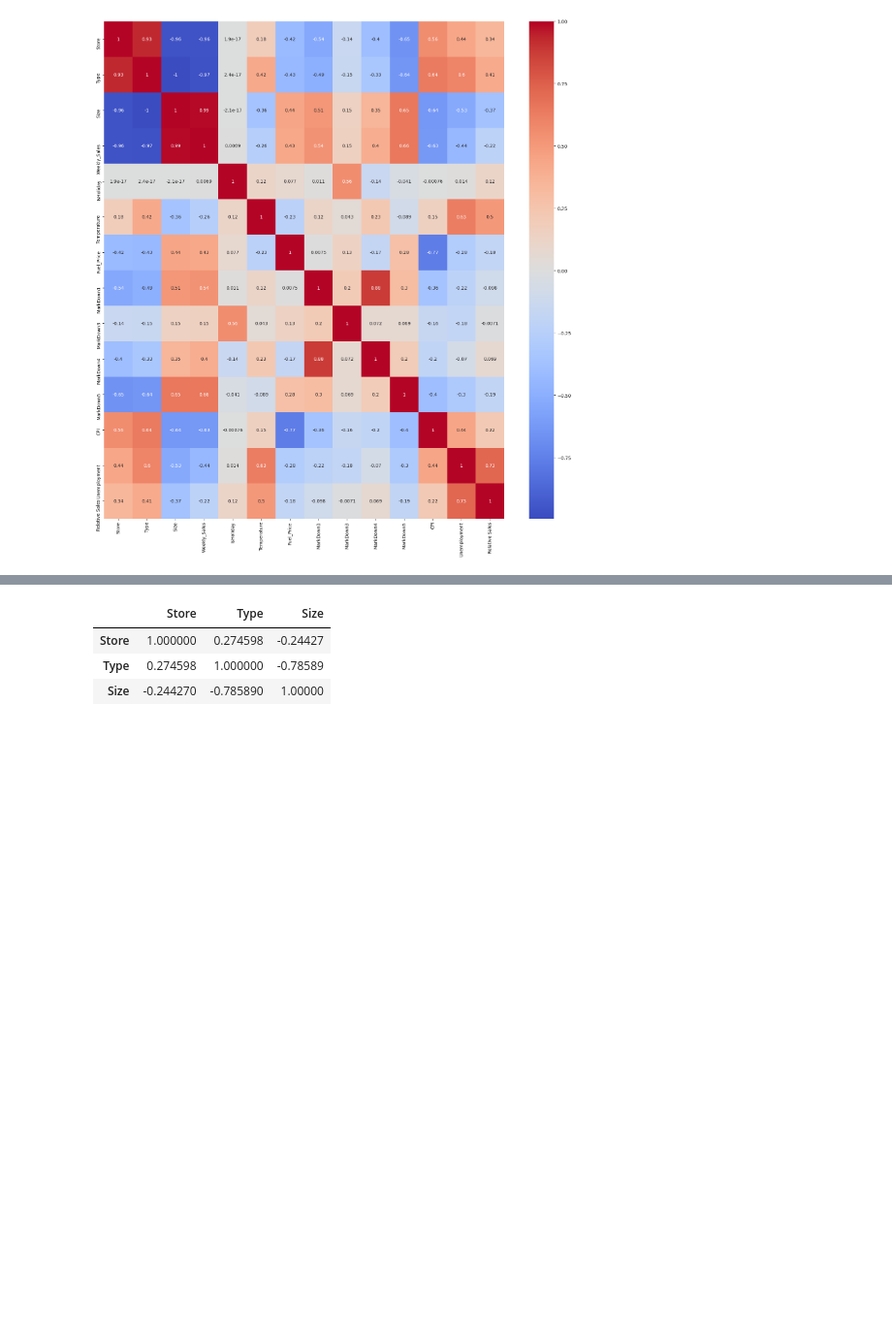
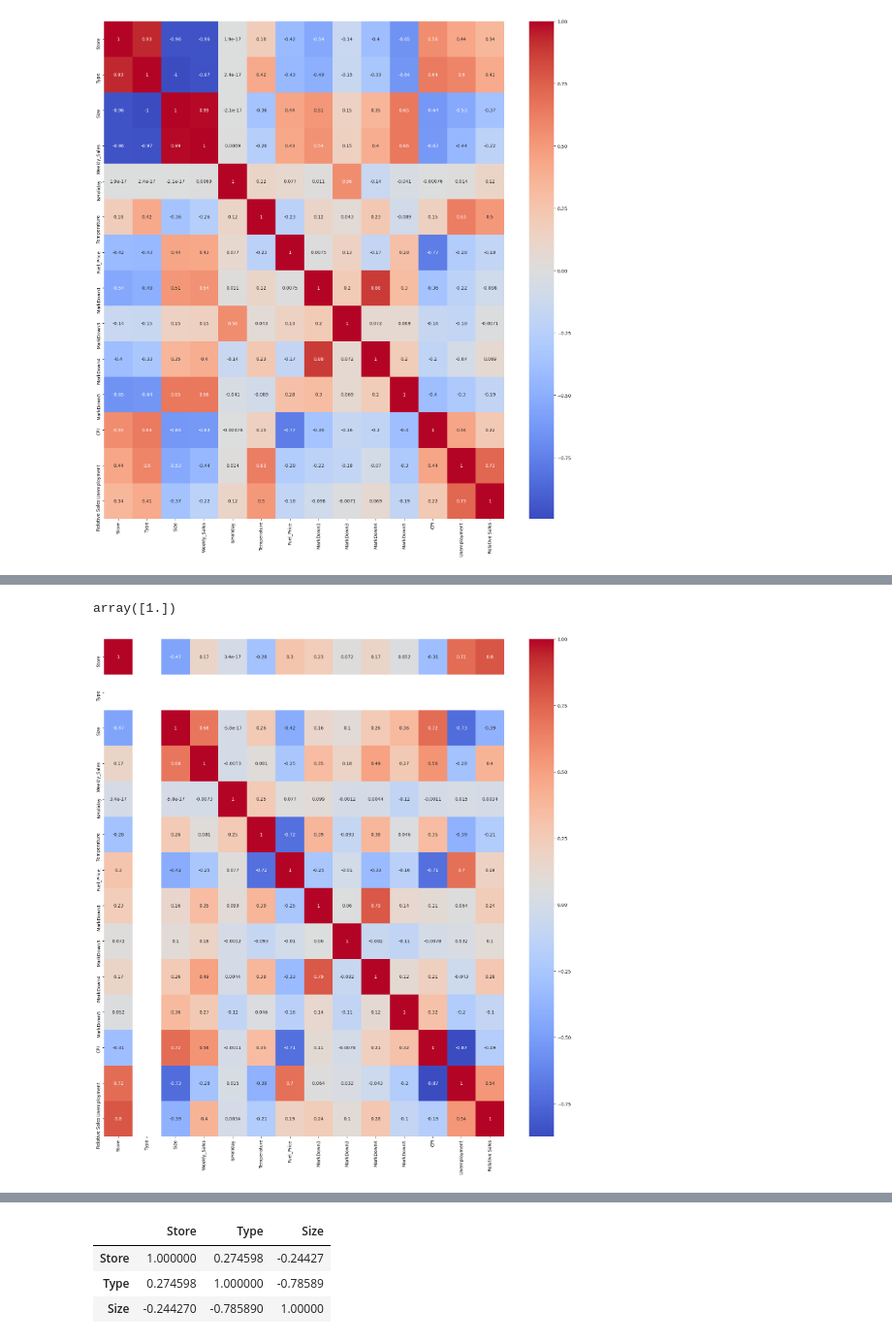
Before and after one commit to Johannes3001/AppliedML_Assign.01, a Jupyter notebook: Assignment2/Codes/Johannes_Code.ipynb, the cells around one changed output, grey strips where cells are left out. Shown at 97% size. Cells and saved outputs as stored; diff of their text form; code cells hidden in the pictures; blank space fills up the shorter version.

```diff
--- a/Assignment2/Codes/Johannes_Code.ipynb
+++ b/Assignment2/Codes/Johannes_Code.ipynb
@@ -229,0 +277,4 @@ plt.show()
+# %%
+low5 = [9, 15, 21, 25, 29]
+low5_df = filtered_df[filtered_df["Store"].isin(low5)]
+low5_df
@@ -229,0 +295,14 @@ plt.show()
+# %%
+low5_df = low5_df.sort_values(by = ["Store", "Date"], ascending=[True, True])
+low5_df["Type"].unique()
+# %% [output]
+array([1.])
+# %%
+#correlation matrix for low5
+
+corr_matrix = low5_df.corr()
+plt.figure(figsize=(20,20))
+sns.heatmap(corr_matrix, annot=True, cmap='coolwarm')
+plt.show()
+# %% [output]
+[figure, added]
```
Also changed, not shown: parts of 9 cells of this notebook.
